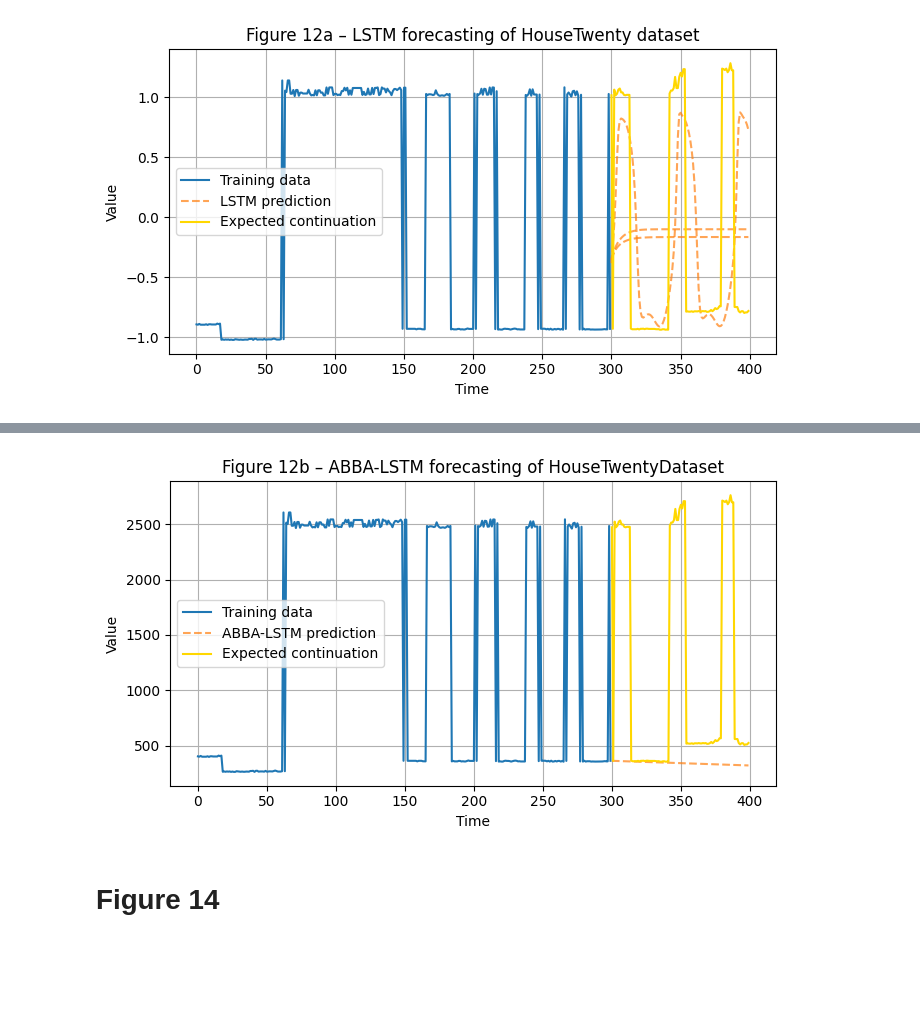
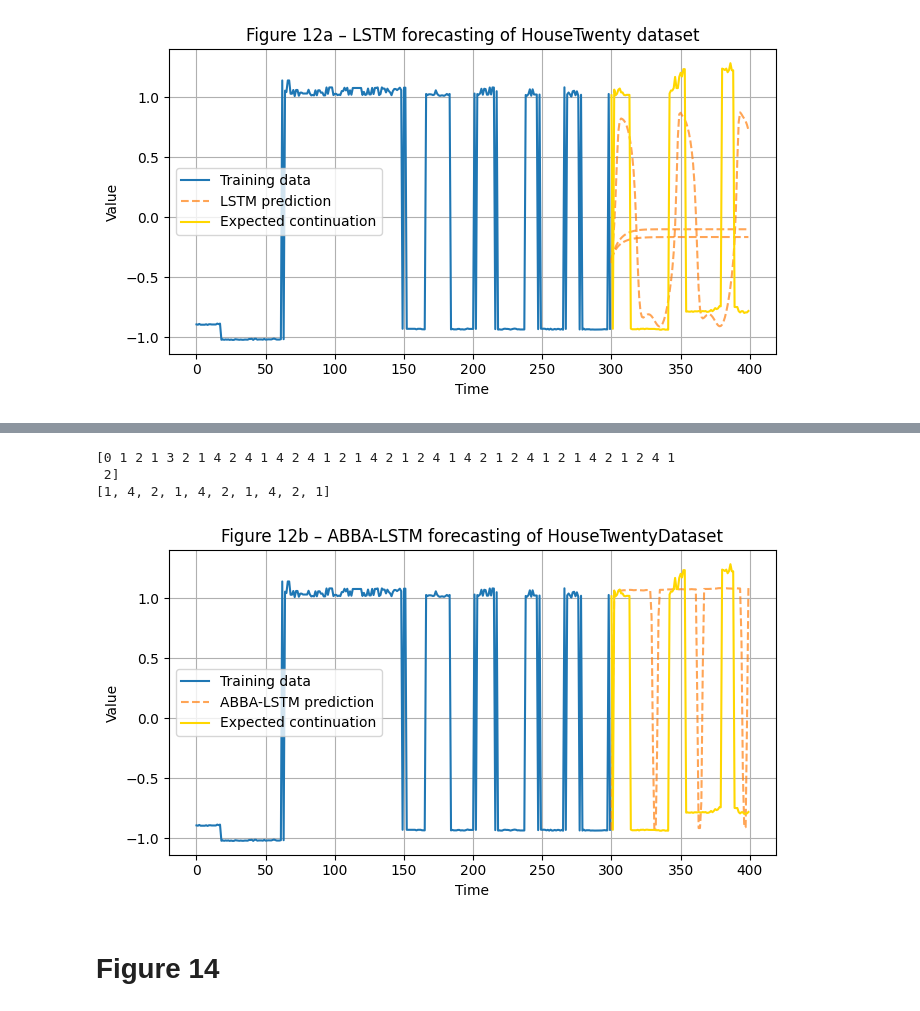
Before and after one commit to VSmague/ABBA_LSTM, a Jupyter notebook: notebook.ipynb, the cells around one changed output, grey strips where cells are left out. Saved outputs shown, nothing was run; the diff lists cells and outputs as text; code cells hidden in the pictures; blank space fills up the shorter version.

```diff
--- a/notebook.ipynb
+++ b/notebook.ipynb
@@ -256,15 +256,11 @@ plt.show()
 # Figure 10
 # %%
 N = 1000
-frequencies = range(1, 101)
-c = 50
-n_layers = 2
+frequencies = range(1, 101, 2)
 lag_lstm = 50
 lag_abba = 5
 p = 50
-lr = 0.001
+lr = 0.0005
 horizon = 200
 stateful = False
-# tol = 0.1 * np.sqrt(horizon)
-tol = 0.01
 # %%
@@ -574,7 +644,7 @@ Epoch [110/300] Train: 0.166723 Val: 3.648014
 Early stopping à l'epoch 110 (best val loss = 0.328941)
 # %%
 t_train = np.arange(len(train_norm))
-t_future = np.arange(N, N + len(test_norm))
+t_future = np.arange(len(train_norm), len(train_norm) + len(test_norm))
 
 plt.figure(figsize=(7, 4))
 
@@ -615,23 +685,25 @@ plt.show()
 N = len(train)
 lag = 5
 p = 10
-horizon = len(test)
+horizon = 10
 n_runs = 1
 all_forecasts = []
 
 for run in range(n_runs):
-    abba = ABBAPatched(compression_tol=0.01, alpha=0.3, max_k=5, random_state=run)
-    training_sym = abba.fit(train)
+    abba = ABBAPatched(compression_tol=0.4, alpha=1, max_k=6)
+    training_sym = abba.fit(train_norm)
     abba_model = ABBALSTM(hidden_sizes=[50,50], n_symbols=abba.n_symbols, lag=lag)
-    train_abba_rolling(abba_model, training_sym, epochs=300, lr=0.0001, patience=p, val_size=30)
+    train_abba_rolling(abba_model, training_sym, epochs=500, lr=0.0001, patience=p, val_size=30)
     abba_forecast = abba_model.forecast(
         training_sym[-lag:],
-        horizon=horizon
+        horizon=horizon,
+        stochastic=False,
+        temp=0.05
     )
-    abba_forecast_num = abba.inverse_transform(abba_forecast, train[-1].item())
+    abba_forecast_num = abba.inverse_transform(abba_forecast, train_norm[-1].item())
     abba_forecast_resampled = resample_to_horizon(
         abba_forecast_num,
-        horizon
+        len(test_norm)
     )
     all_forecasts.append(abba_forecast_resampled)
 # %% [output]
@@ -680,42 +727,49 @@ tol=2422.8400, alpha=65.27 -> 1 symboles
+# %%
+print(abba.symbol_sequence)
+print(abba_forecast)
+# %% [output]
+[0 1 2 1 3 2 1 4 2 4 1 4 2 4 1 2 1 4 2 1 2 4 1 4 2 1 2 4 1 2 1 4 2 1 2 4 1
+ 2]
+[1, 4, 2, 1, 4, 2, 1, 4, 2, 1]
 # %%
-t_train = np.arange(len(train))
-t_future = np.arange(N, N + len(test))
+t_train = np.arange(len(train_norm))
+t_future = np.arange(len(train_norm), len(train_norm) + len(test_norm))
 
 plt.figure(figsize=(7, 4))
 
 plt.plot(
     t_train,
-    train.numpy(),
+    train_norm.numpy(),
     label="Training data",
     color="tab:blue"
 )
 
 for i in range(n_runs):
     plt.plot(
         t_future,
         all_forecasts[i],
         "--",
         alpha=0.7,
         color="tab:orange",
         label="ABBA-LSTM prediction" if i == 0 else None
     )
 
 plt.plot(
     t_future,
-    test,
+    test_norm,
     label="Expected continuation",
     color="gold"
 )
 
 plt.xlabel("Time")
 plt.ylabel("Value")
 plt.title("Figure 12b – ABBA-LSTM forecasting of HouseTwentyDataset")
 plt.legend()
 plt.grid(True)
 plt.tight_layout()
 plt.show()
 # %% [output]
-[figure, old version]
+[figure, new version]
 # %% [markdown]
 # Figure 14
 # %%
```
Also changed, not shown: parts of 18 cells of this notebook, 1 other file.
